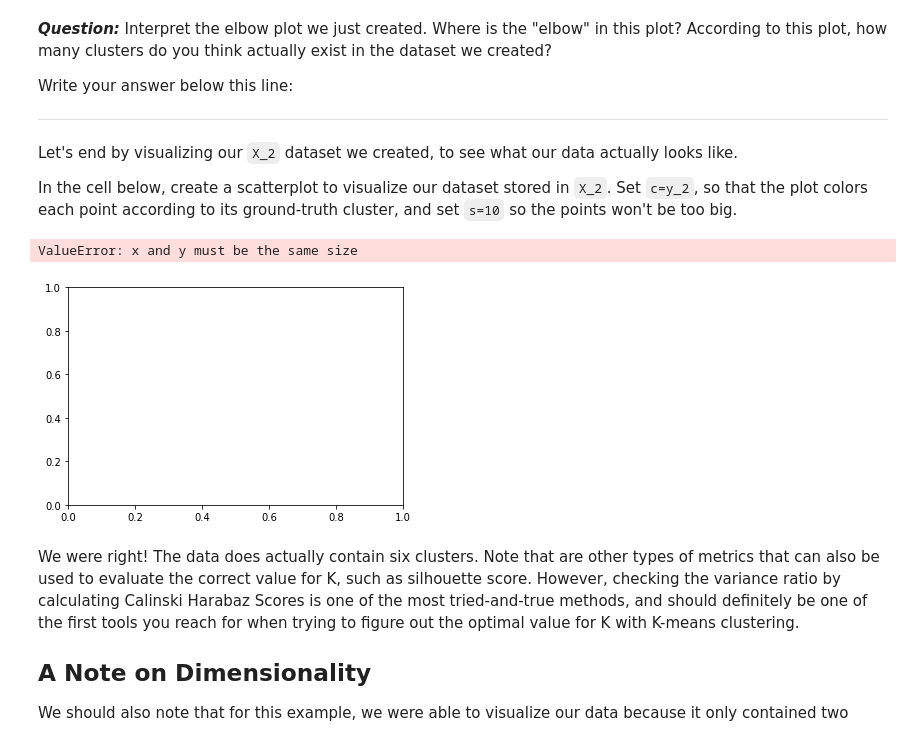
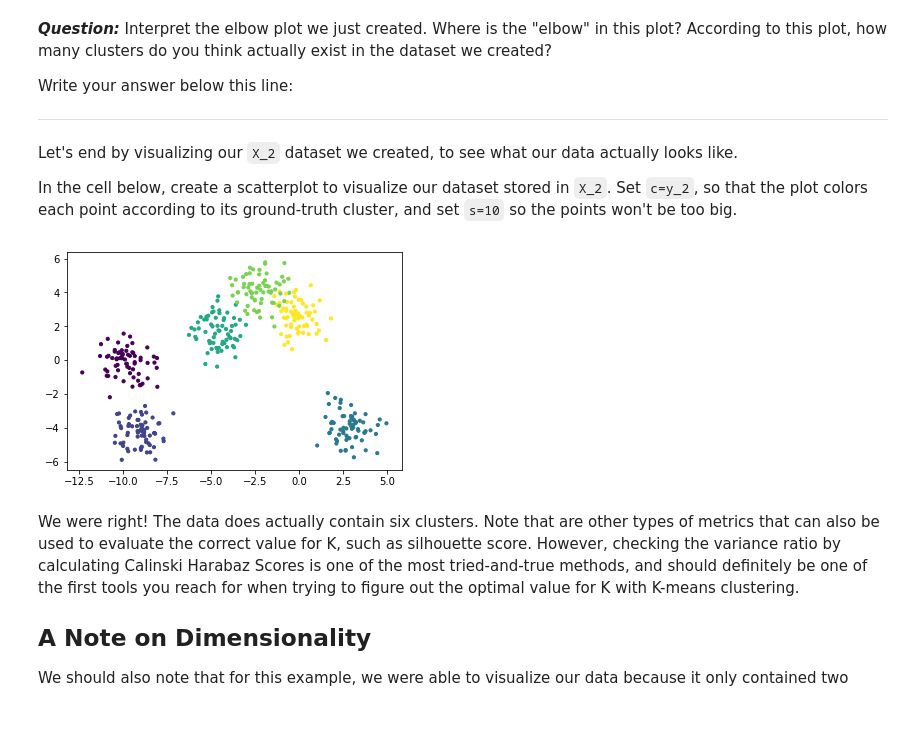
Before and after one commit to as6140/dsc-3-35-04-k-means-clustering-lab-seattle-ds-career-040119, a Jupyter notebook: index.ipynb, the cells around one changed output. Drawn from its saved outputs; the diff is of its cells as text; code cells hidden in the pictures.

```diff
--- a/index.ipynb
+++ b/index.ipynb
@@ -266,10 +266,9 @@ Let's end by visualizing our `X_2` dataset we created, to see what our data actu
 
 In the cell below, create a scatterplot to visualize our dataset stored in `X_2`. Set `c=y_2`, so that the plot colors each point according to its ground-truth cluster, and set `s=10` so the points won't be too big.
 # %%
-plt.scatter(X_2,y_2,c=y_2,s=10);
+plt.scatter(X_2[:, 0], X_2[:, 1], c=y_2, s=10);
 # %% [output]
-ValueError: x and y must be the same size
-[figure, old version]
+[figure, new version]
 # %% [markdown]
 We were right! The data does actually contain six clusters. Note that are other types of metrics that can also be used to evaluate the correct value for K, such as silhouette score. However, checking the variance ratio by calculating Calinski Harabaz Scores is one of the most tried-and-true methods, and should definitely be one of the first tools you reach for when trying to figure out the optimal value for K with K-means clustering.
 
```
